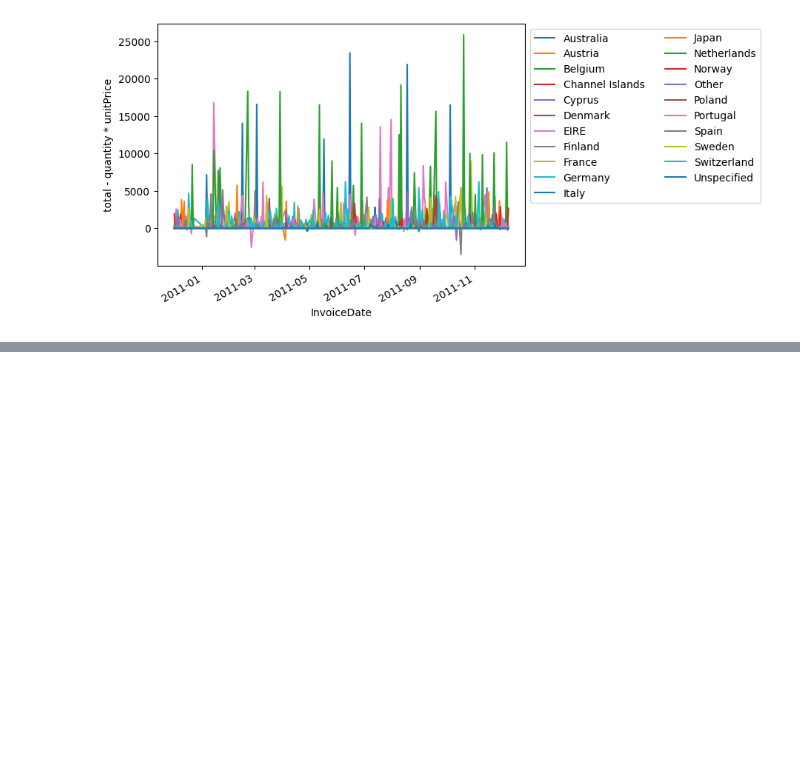
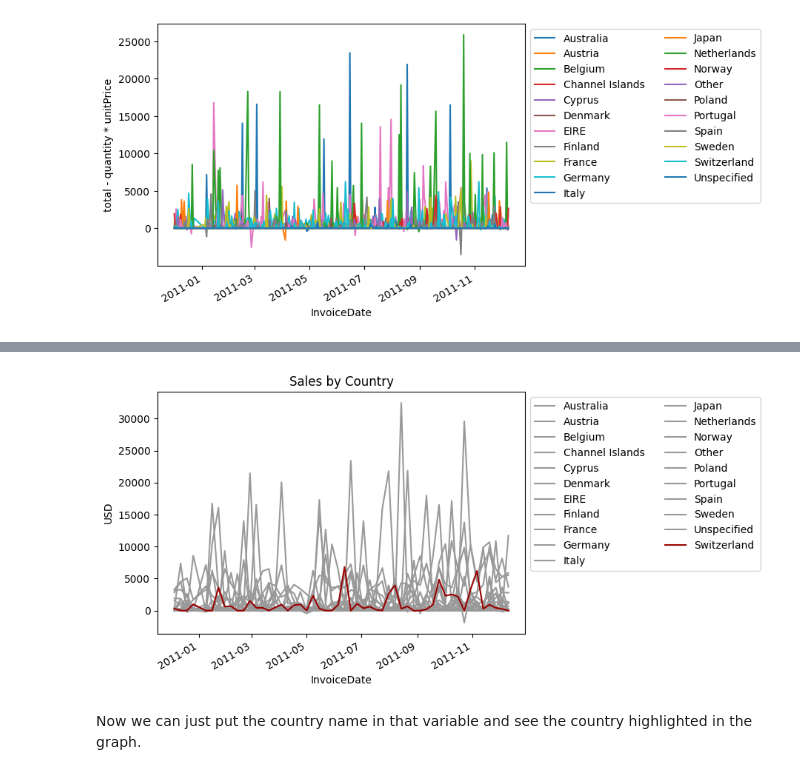
Before and after one commit to agpt8/data_science_portfolio, a Jupyter notebook: retail-data-summary.ipynb, the cells around one changed output, grey strips where cells are left out. Saved outputs shown, nothing was run; the diff lists cells and outputs as text; code cells hidden in the pictures; blank space fills up the shorter version.

Commit message:
add country highlighting in graph

```diff
--- a/retail-data-summary.ipynb
+++ b/retail-data-summary.ipynb
@@ -551,0 +556,41 @@ We'll now make the legend box in two columns for better readability.
+# %%
+colors = []
+
+
+def set_colors(df, country, normal="#999999", hl="#990000"):
+    cols = []
+    for col in df.columns:
+        if col != country:
+            colors.append(normal)
+            cols.append(col)
+    colors.append(hl)
+    cols.append(country)
+    return df.loc[:, cols]
+
+
+def plot(df):
+    ax = df.plot(color=colors, title="Sales by Country")
+    ax.legend(bbox_to_anchor=(1, 1), ncols=2)
+    ax.set_ylabel("USD")
+    return df
+
+country_name = 'Switzerland'    # we can change country name here and that country line will be highlighted in the graph
+
+final = (sales_f
+            .astype({"InvoiceDate": "datetime64[ns]"})
+            .query('Country != "United Kingdom"')
+            .assign(
+                Country=lambda df: limit_n(df, "Country"),
+                total=lambda df: df.Quantity * df.UnitPrice,
+            )
+            .groupby([pd.Grouper(key="InvoiceDate", freq="w"), "Country"])
+            .sum(numeric_only=True)
+            .total.unstack()
+            .fillna(0)
+            .pipe(set_colors, country=country_name)
+            .pipe(plot)
+        )
+# %% [output]
+[figure, added]
+# %% [markdown]
+Now we can just put the country name in that variable and see the country highlighted in the graph.
```
Also changed, not shown: parts of 3 cells of this notebook.
